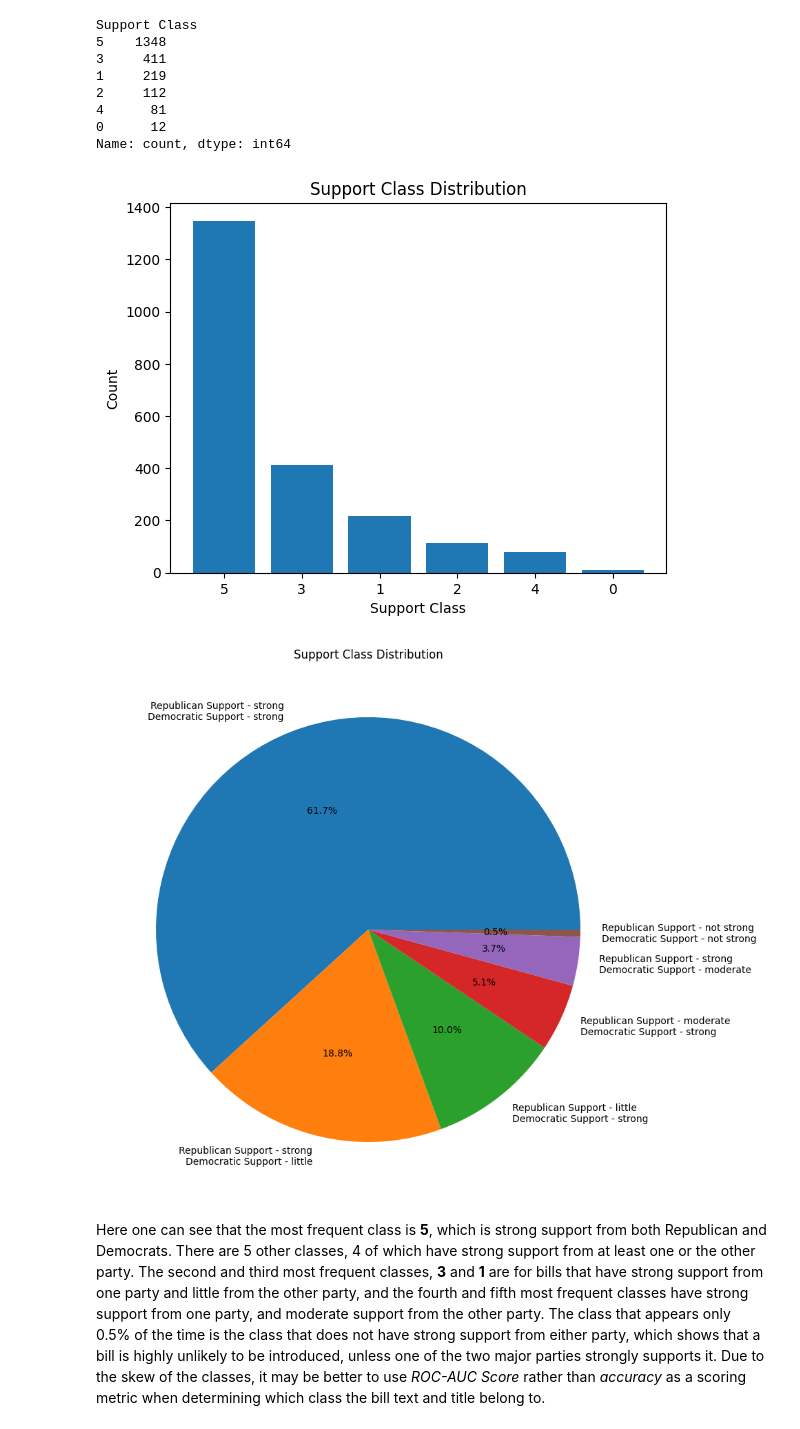
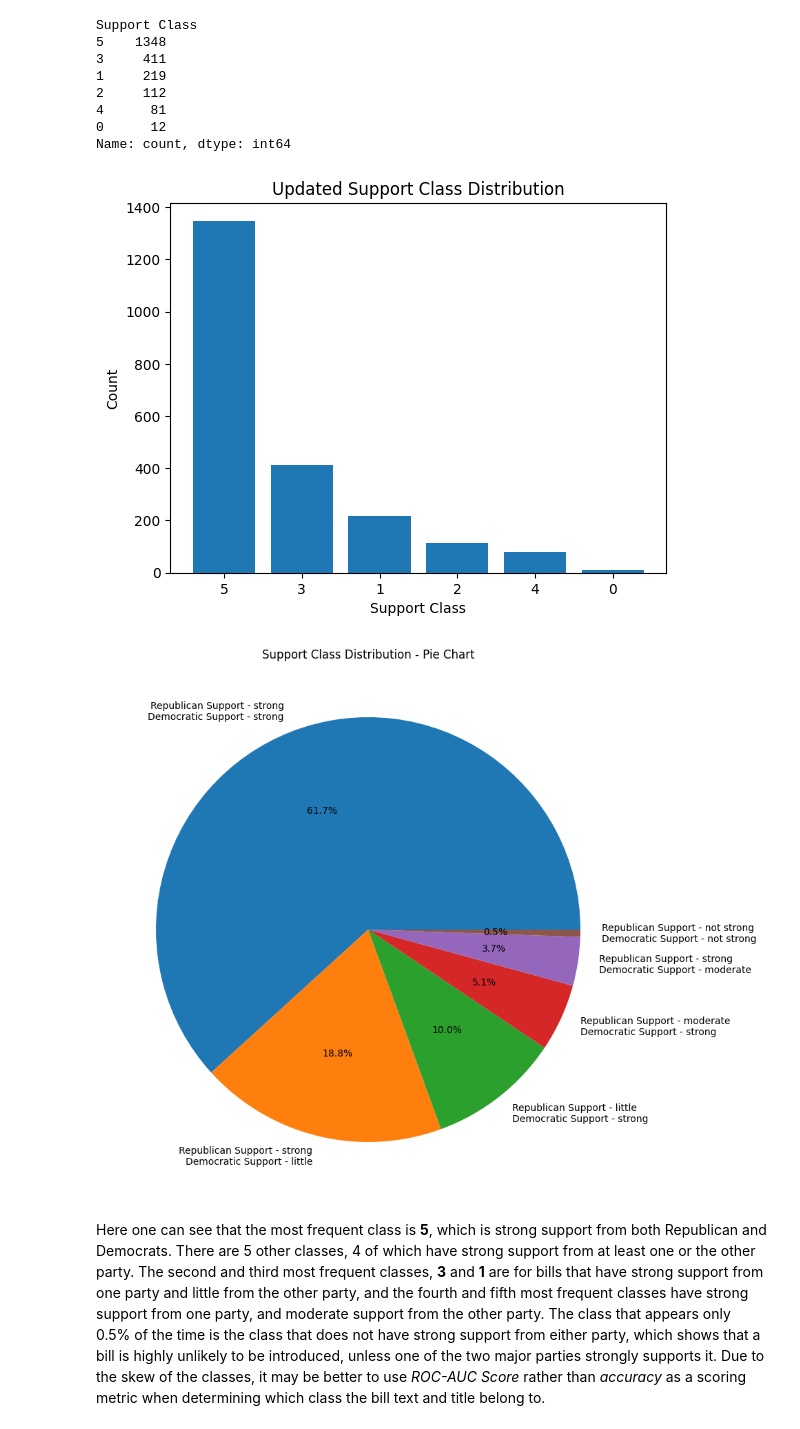
Before and after one commit to EdwardMMiller/Predicting-Party-Support-From-Bill-Text, a Jupyter notebook: Capstone_I_Using_Bill_Text_To_Predict_Party_Support.ipynb, the cells around one changed output. Cells and saved outputs as stored; diff of their text form; code cells hidden in the pictures.

```diff
--- a/Capstone_I_Using_Bill_Text_To_Predict_Party_Support.ipynb
+++ b/Capstone_I_Using_Bill_Text_To_Predict_Party_Support.ipynb
@@ -538,31 +563,31 @@ display(df2.loc[condition])
 # %% [markdown]
 The next step is to get the titles and text associated with each bill.
 # %%
-def remove_extra_lines_from_string(string):
+def remove_extra_lines_from_string(s):
   """
-  Args: string
-  Returns: string
+  Args: s
+  Returns: s
   Removes extra lines and space from beginning and end of string
   """
   i = 0
-  for char in string:
+  for char in s:
     if char != "\n" and char != " ":
       break
     i += 1
-  string = string[i:]
+  s = s[i:]
   # Removes extra lines and space from beginning
 
   i = 0
-  for char in string[::-1]:
+  for char in s[::-1]:
     if char != "\n" and char != " ":
       break
     i += 1
-  string = string[:-i]
+  s = s[:-i]
   # Removes extra lines and space from end
-  return string
+  return s
 
 def get_bill_title(bill_number, congress_number):
-  ''' Takes in the congress number, the chamber of congress, and the bill number
+  ''' Takes in the bill number and the congress number
       and returns the title associated with that bill
   '''
   if bill_number[0:4] == "H R ":
@@ -1109,6 +1134,7 @@ Support Class
 5        1
 Name: count, dtype: int64
 # %%
+Image_Path = '/content/drive/MyDrive/Capstone I Files/Images/'
 support_class_dist = df4['Support Class'].value_counts().to_dict()
 names = list(support_class_dist.keys())
 values = list(support_class_dist.values())
@@ -1116,6 +1142,7 @@ plt.bar(range(len(support_class_dist)), values, tick_label=names)
 plt.title('Support Class Distribution')
 plt.xlabel('Support Class')
 plt.ylabel('Count')
+plt.savefig(Image_Path + 'support_class_distribution.png') # saving image
 plt.show()
 # looking at the distribution of support classes
 # %% [output]
@@ -1377,17 +1415,18 @@ Name: count, dtype: int64
 # %%
 support_class_dist = df4['Support Class'].value_counts().to_dict()
 names = list(support_class_dist.keys())
 names2 = list(updated_support_class_dict.keys())
 values = list(support_class_dist.values())
 
 plt.bar(range(len(support_class_dist)), values, tick_label=names)
-plt.title('Support Class Distribution')
+plt.title('Updated Support Class Distribution')
 plt.xlabel('Support Class')
 plt.ylabel('Count')
+plt.savefig(Image_Path + 'updated_support_class_distribution.png') # saving image
 plt.show()
 # looking at the new distribution of support classes
 # %% [output]
-[figure, old version]
+[figure, new version]
 # %%
 res = [tuple for x in names for tuple in names2 if tuple == x]
 labels = []
@@ -1399,12 +1438,12 @@ for i in res:
 
 plt.figure(figsize=(10,10))
 plt.pie(values, labels=labels, autopct='%1.1f%%')
-plt.title('Support Class Distribution')
-
+plt.title('Support Class Distribution - Pie Chart')
+plt.savefig(Image_Path + 'Support_Class_Distribution_Pie_Chart.png') # saving image
 plt.show()
 # looking at the distribution of support classes
 # %% [output]
-[figure, old version]
+[figure, new version]
 # %% [markdown]
 Here one can see that the most frequent class is **5**, which is strong support from both Republican and Democrats. There are 5 other classes, 4 of which have strong support from at least one or the other party. The second and third most frequent classes, **3** and **1** are for bills that have strong support from one party and little from the other party, and the fourth and fifth most frequent classes have strong support from one party, and moderate support from the other party. The class that appears only 0.5% of the time is the class that does not have strong support from either party, which shows that a bill is highly unlikely to be introduced, unless one of the two major parties strongly supports it. Due to the skew of the classes, it may be better to use *ROC-AUC Score* rather than *accuracy* as a scoring metric when determining which class the bill text and title belong to.
 
```
Also changed, not shown: parts of 3 cells of this notebook.
